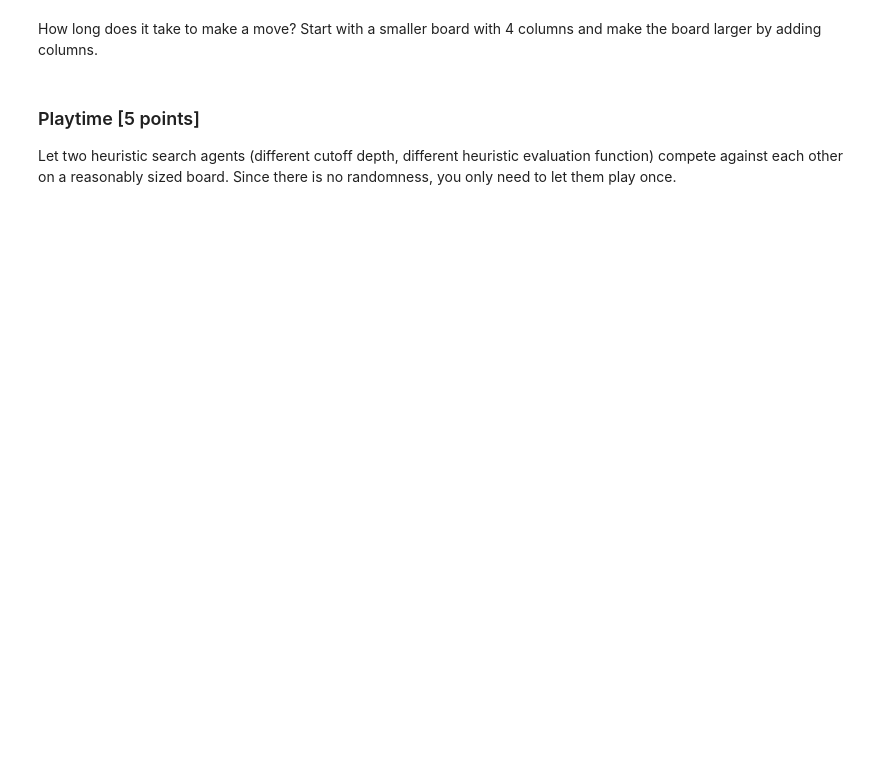
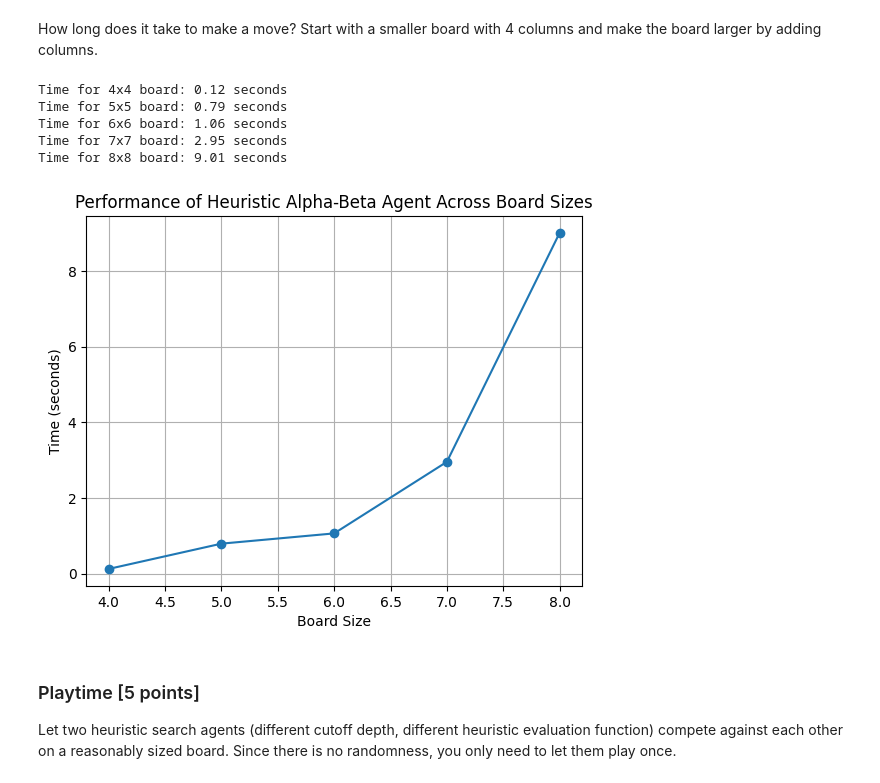
Before and after one commit to RyanWSweeney/Connect4Bot, a Jupyter notebook: assignment_connect4.ipynb, the cells around one changed output. Drawn from its saved outputs; the diff is of its cells as text; code cells hidden in the pictures; blank space fills up the shorter version.

```diff
--- a/assignment_connect4.ipynb
+++ b/assignment_connect4.ipynb
@@ -517,0 +755,10 @@ Experiment with the same manually created boards as above to check if the agent
+# %%
+# Your code/ answer goes here.
+
+# Test the agent on each board
+for description, board in boards.items():
+    start_time = time.time()  # Record the start time
+    action = agent.choose_action(board, player=1)
+    end_time = time.time()  # Record the end time
+    elapsed_time = end_time - start_time  # Calculate the elapsed time
+    print(f"{description}: Best action for Player 1 is column {action}. Time taken: {elapsed_time} seconds")
@@ -522,3 +842,42 @@ How long does it take to make a move? Start with a smaller board with 4 columns
+# %%
+# Your code/ answer goes here.
+def simulate_game(board_size):
+    board = empty_board(board_size)
+    player = 1
+    start_time = time.time()
+
+    while True:
+        action = agent.choose_action(board, player)
+        board = result(board, action, player)
+        term, winner = terminal(board)
+        if term:
+            break
+        player *= -1
+
+    return time.time() - start_time
+
+# Collect data across different board sizes
+times = []
+sizes = range(4, 9)  # From 4x4 to 8x8
+for size in sizes:
+    t = simulate_game(size)
+    times.append(t)
+    print(f"Time for {size}x{size} board: {t:.2f} seconds")
+
+# Plotting the results
+plt.plot(sizes, times, marker='o')
+plt.xlabel('Board Size')
+plt.ylabel('Time (seconds)')
+plt.title('Performance of Heuristic Alpha-Beta Agent Across Board Sizes')
+plt.grid(True)
+plt.show()
+# %% [output]
+Time for 4x4 board: 0.12 seconds
+Time for 5x5 board: 0.79 seconds
+Time for 6x6 board: 1.06 seconds
+Time for 7x7 board: 2.95 seconds
+Time for 8x8 board: 9.01 seconds
+[figure, added]
 # %% [markdown]
 ### Playtime [5 points]
 
```
Also changed, not shown: parts of 48 cells of this notebook, 11 other files.
